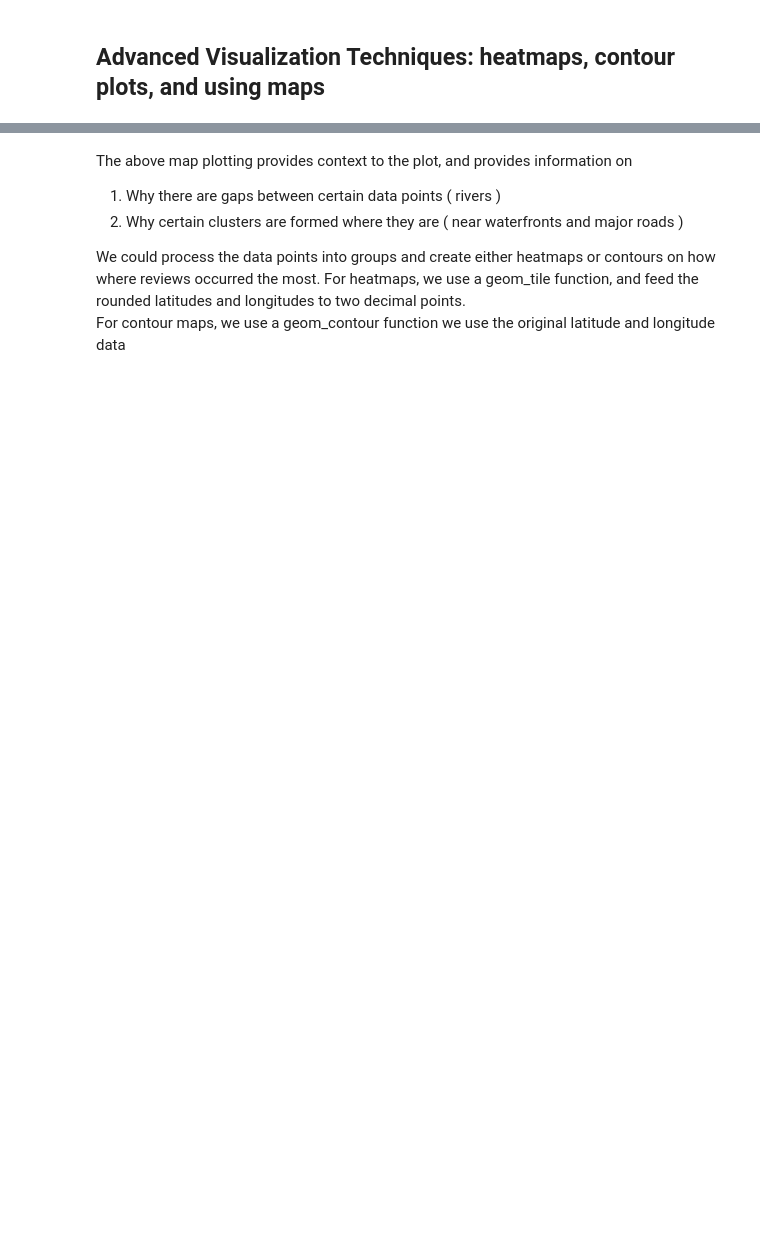
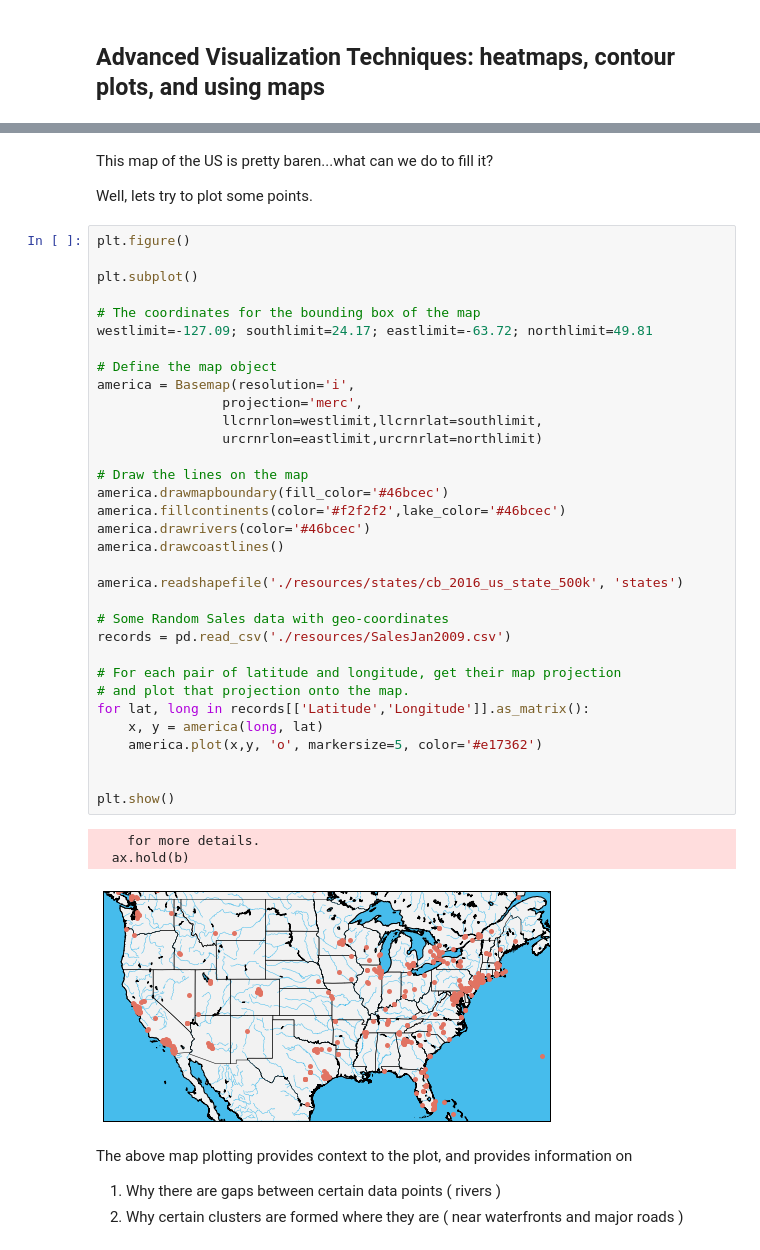
Before and after one commit to CornellDataScience/training-program-FA17, a Jupyter notebook: notes/LECTURE 3.ipynb, the cells around one changed output, grey strips where cells are left out. Cells and saved outputs as stored; diff of their text form; blank space fills up the shorter version.

```diff
--- a/notes/LECTURE 3.ipynb
+++ b/notes/LECTURE 3.ipynb
@@ -296,8 +327,45 @@ Warning message:
+# %% [markdown]
+This map of the US is pretty baren...what can we do to fill it?
+
+Well, lets try to plot some points.
+# %%
+plt.figure()
+
+plt.subplot()
+
+# The coordinates for the bounding box of the map
+westlimit=-127.09; southlimit=24.17; eastlimit=-63.72; northlimit=49.81
+
+# Define the map object
+america = Basemap(resolution='i',
+                projection='merc',
+                llcrnrlon=westlimit,llcrnrlat=southlimit,
+                urcrnrlon=eastlimit,urcrnrlat=northlimit)
+
+# Draw the lines on the map
+america.drawmapboundary(fill_color='#46bcec')
+america.fillcontinents(color='#f2f2f2',lake_color='#46bcec')
+america.drawrivers(color='#46bcec')
+america.drawcoastlines()
+
+america.readshapefile('./resources/states/cb_2016_us_state_500k', 'states')
+
+# Some Random Sales data with geo-coordinates
+records = pd.read_csv('./resources/SalesJan2009.csv')
+
+# For each pair of latitude and longitude, get their map projection
+# and plot that projection onto the map.
+for lat, long in records[['Latitude','Longitude']].as_matrix():
+    x, y = america(long, lat)
+    america.plot(x,y, 'o', markersize=5, color='#e17362')
+
+
+plt.show()
+# %% [output]
+    for more details.
+  ax.hold(b)
+[figure, added]
 # %% [markdown]
 The above map plotting provides context to the plot, and provides information on
 1. Why there are gaps between certain data points ( rivers )
 2. Why certain clusters are formed where they are ( near waterfronts and major roads )
-
-We could process the data points into groups and create either heatmaps or contours on how where reviews occurred the most.
-For heatmaps, we use a geom_tile function, and feed the rounded latitudes and longitudes to two decimal points.
-For contour maps, we use a geom_contour function we use the original latitude and longitude data
```
Also changed, not shown: parts of 25 cells of this notebook, 16 other files.
